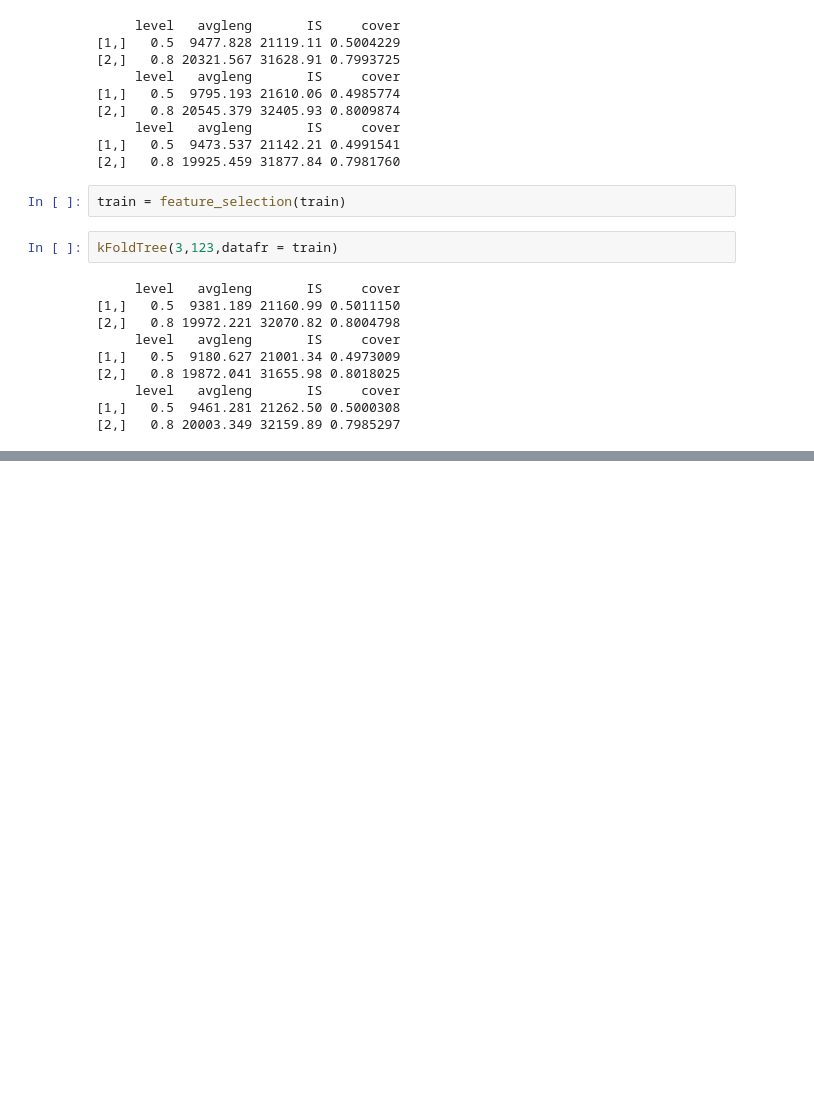
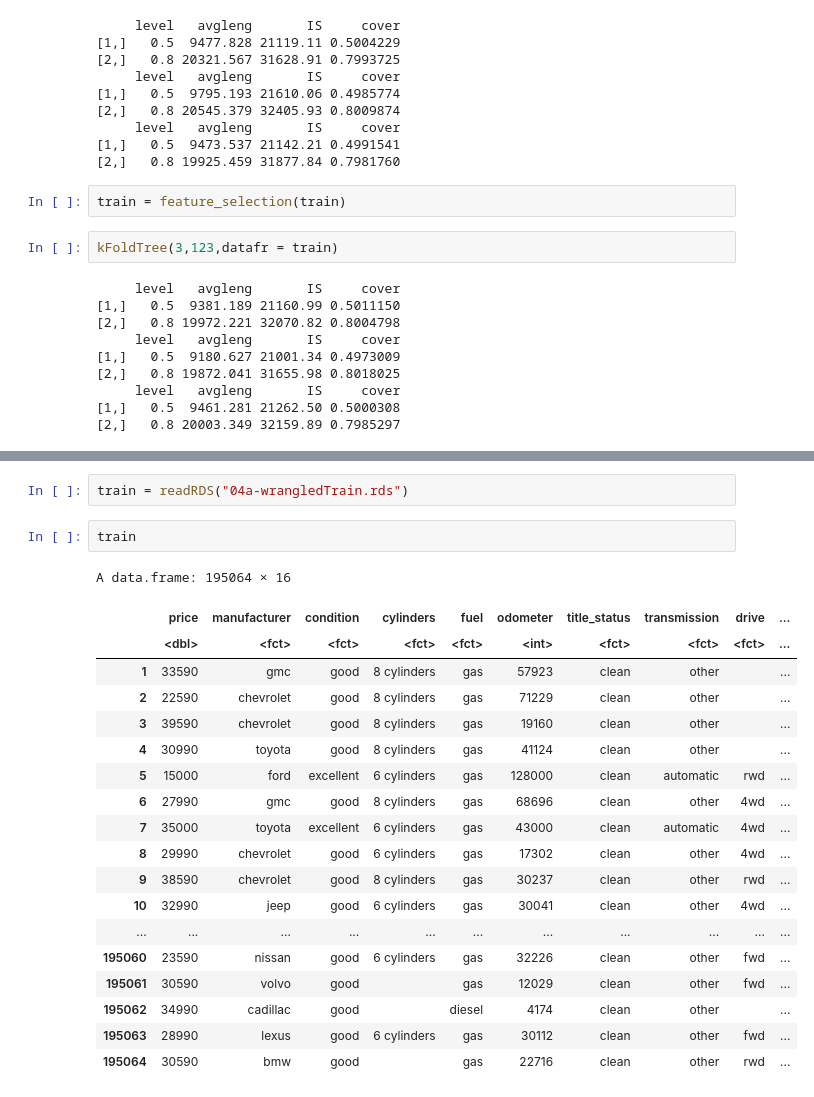
Before and after one commit to SorenRajani/STAT_447B_Project, a Jupyter notebook: 05c-Tree.ipynb, the cells around one changed output, grey strips where cells are left out. Saved outputs shown, nothing was run; the diff lists cells and outputs as text; blank space fills up the shorter version.

```diff
--- a/05c-Tree.ipynb
+++ b/05c-Tree.ipynb
@@ -129,0 +176,24 @@ kFoldTree(3,123,datafr = train)
+# %%
+train = readRDS("04a-wrangledTrain.rds")
+# %%
+train
+# %% [output]
+A data.frame: 195064 × 16
+|  | price | manufacturer | condition | cylinders | fuel | odometer | title_status | transmission | drive | ... |
+|  | <dbl> | <fct> | <fct> | <fct> | <fct> | <int> | <fct> | <fct> | <fct> | ... |
+| 1 | 33590 | gmc | good | 8 cylinders | gas | 57923 | clean | other |  | ... |
+| 2 | 22590 | chevrolet | good | 8 cylinders | gas | 71229 | clean | other |  | ... |
+| 3 | 39590 | chevrolet | good | 8 cylinders | gas | 19160 | clean | other |  | ... |
+| 4 | 30990 | toyota | good | 8 cylinders | gas | 41124 | clean | other |  | ... |
+| 5 | 15000 | ford | excellent | 6 cylinders | gas | 128000 | clean | automatic | rwd | ... |
+| 6 | 27990 | gmc | good | 8 cylinders | gas | 68696 | clean | other | 4wd | ... |
+| 7 | 35000 | toyota | excellent | 6 cylinders | gas | 43000 | clean | automatic | 4wd | ... |
+| 8 | 29990 | chevrolet | good | 6 cylinders | gas | 17302 | clean | other | 4wd | ... |
+| 9 | 38590 | chevrolet | good | 8 cylinders | gas | 30237 | clean | other | rwd | ... |
+| 10 | 32990 | jeep | good | 6 cylinders | gas | 30041 | clean | other | 4wd | ... |
+| ... | ... | ... | ... | ... | ... | ... | ... | ... | ... | ... |
+| 195060 | 23590 | nissan | good | 6 cylinders | gas | 32226 | clean | other | fwd | ... |
+| 195061 | 30590 | volvo | good |  | gas | 12029 | clean | other | fwd | ... |
+| 195062 | 34990 | cadillac | good |  | diesel | 4174 | clean | other |  | ... |
+| 195063 | 28990 | lexus | good | 6 cylinders | gas | 30112 | clean | other | fwd | ... |
+| 195064 | 30590 | bmw | good |  | gas | 22716 | clean | other | rwd | ... |
```
Also changed, not shown: parts of 4 cells of this notebook.
